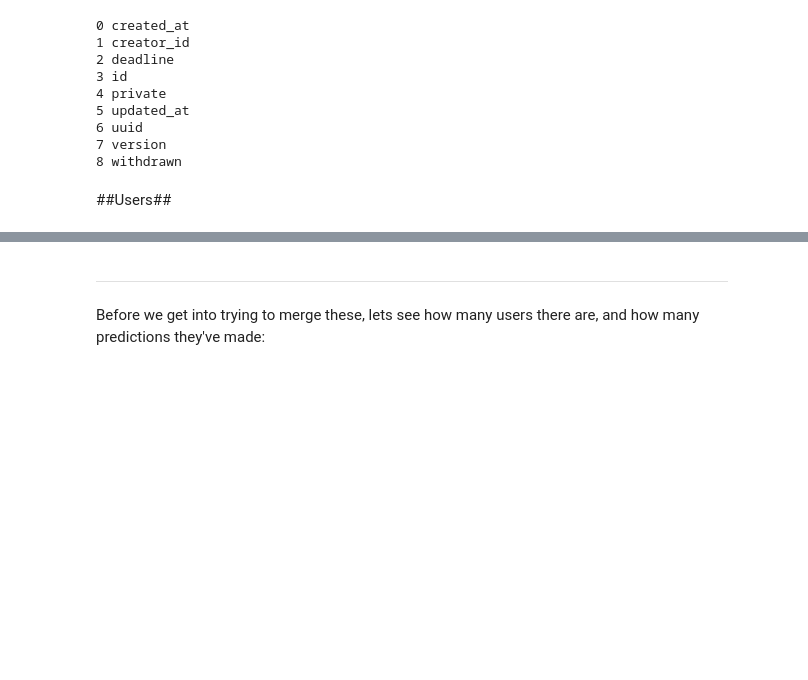
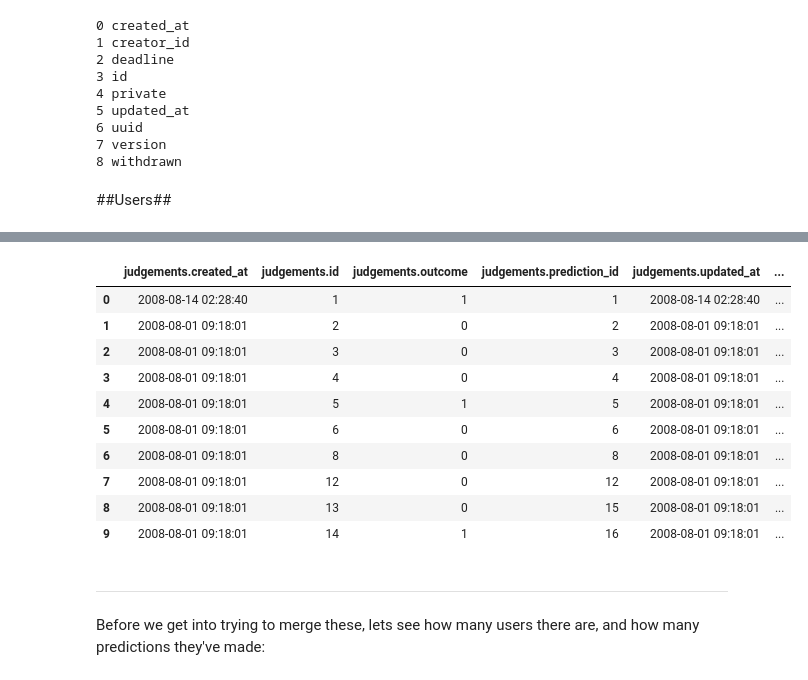
Before and after one commit to notionparallax/GA-DataScience, a Jupyter notebook: Prediction book analysis/PB exploration.ipynb, the cells around one changed output, grey strips where cells are left out. Cells and saved outputs as stored; diff of their text form; code cells hidden in the pictures; blank space fills up the shorter version.

```diff
--- a/Prediction book analysis/PB exploration.ipynb
+++ b/Prediction book analysis/PB exploration.ipynb
@@ -134,3 +137,3 @@ print queryAsTable("""select * from  mysql.users""", maxrows=10).to_string(index
 # %%
-print queryAsTable("""select * from  mysql.judgements""", maxrows=10).to_string(index=None)
+queryAsTable("""select * from  mysql.judgements""", maxrows=10)
 # %% [output]
@@ -148,3 +140,14 @@ judgements.created_at  judgements.id  judgements.outcome  judgements.prediction_
+|  | judgements.created_at | judgements.id | judgements.outcome | judgements.prediction_id | judgements.updated_at | ... |
+| 0 | 2008-08-14 02:28:40 | 1 | 1 | 1 | 2008-08-14 02:28:40 | ... |
+| 1 | 2008-08-01 09:18:01 | 2 | 0 | 2 | 2008-08-01 09:18:01 | ... |
+| 2 | 2008-08-01 09:18:01 | 3 | 0 | 3 | 2008-08-01 09:18:01 | ... |
+| 3 | 2008-08-01 09:18:01 | 4 | 0 | 4 | 2008-08-01 09:18:01 | ... |
+| 4 | 2008-08-01 09:18:01 | 5 | 1 | 5 | 2008-08-01 09:18:01 | ... |
+| 5 | 2008-08-01 09:18:01 | 6 | 0 | 6 | 2008-08-01 09:18:01 | ... |
+| 6 | 2008-08-01 09:18:01 | 8 | 0 | 8 | 2008-08-01 09:18:01 | ... |
+| 7 | 2008-08-01 09:18:01 | 12 | 0 | 12 | 2008-08-01 09:18:01 | ... |
+| 8 | 2008-08-01 09:18:01 | 13 | 0 | 15 | 2008-08-01 09:18:01 | ... |
+| 9 | 2008-08-01 09:18:01 | 14 | 1 | 16 | 2008-08-01 09:18:01 | ... |
 # %% [markdown]
 ------------------
 Before we get into trying to merge these, lets see how many users there are, and how many predictions they've made:
```
Also changed, not shown: parts of 13 cells of this notebook.
